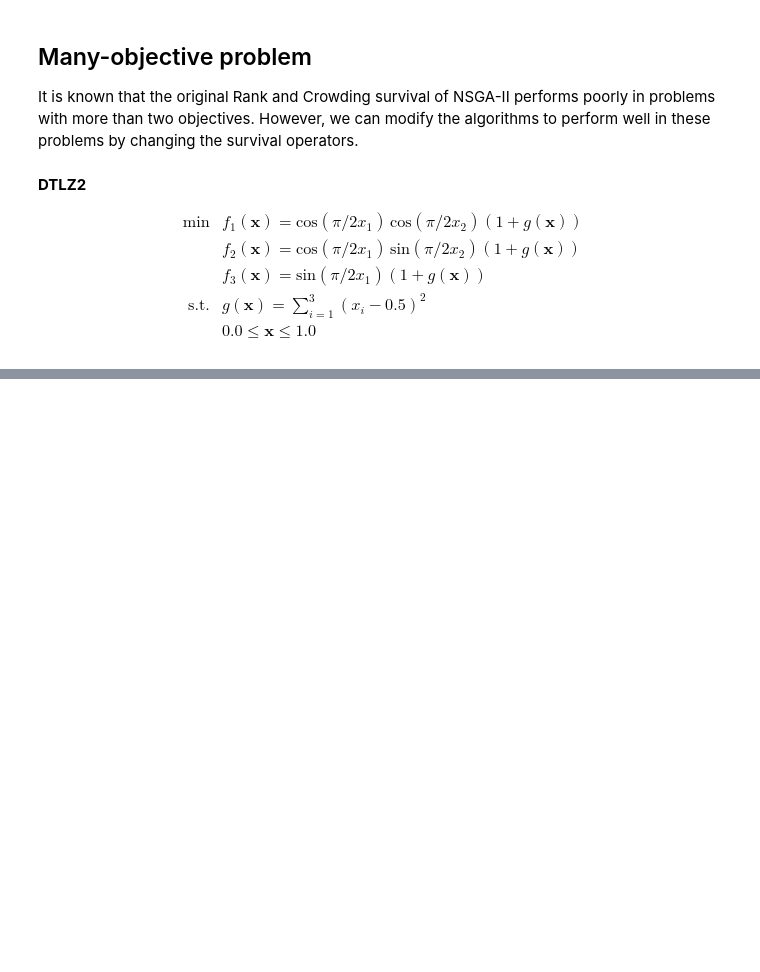
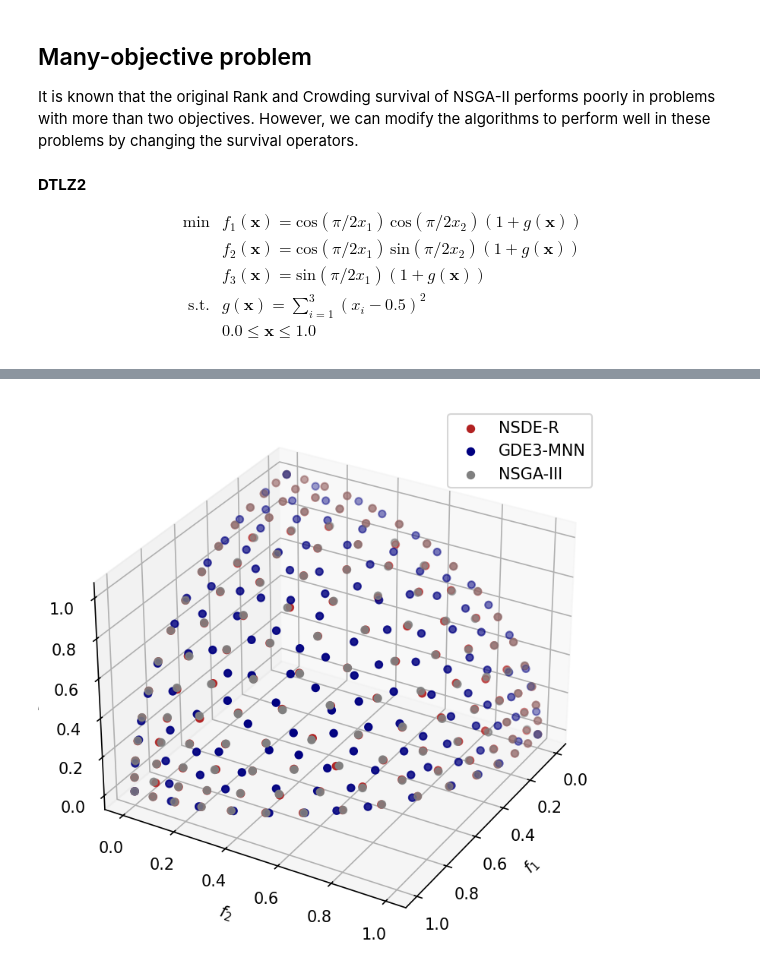
Before and after one commit to mooscaliaproject/pymoode, a Jupyter notebook: notebooks/tutorial.ipynb, the cells around one changed output, grey strips where cells are left out. Cells and saved outputs as stored; diff of their text form; code cells hidden in the pictures; blank space fills up the shorter version.

```diff
--- a/notebooks/tutorial.ipynb
+++ b/notebooks/tutorial.ipynb
@@ -492,13 +587,15 @@ print("SP GDE3-PS", sp_p2.do(res_gde3_ps_problem_2.F))
 It is known that the original Rank and Crowding survival of NSGA-II performs poorly in problems with more than two objectives. However, we can modify the algorithms to perform well in these problems by changing the survival operators.
 # %%
 # Define the reference directions
-ref_dirs = get_reference_directions("das-dennis", 3, n_partitions=15)
+ref_dirs = get_reference_directions('das-dennis', 3, n_partitions=15)
 
 # Suggestion for NSGA-III
 popsize = ref_dirs.shape[0] + ref_dirs.shape[0] % 4
 
 # Algorithms
-gde3mnn = GDE3(pop_size=popsize, CR=0.2, survival=RankAndCrowding(crowding_func="mnn"))
+gde3mnn = GDE3(
+    pop_size=popsize, CR=0.2, survival=RankAndCrowding(crowding_func='mnn')
+)
 nsder = NSDER(ref_dirs, pop_size=popsize, CR=0.5)
 nsga3 = NSGA3(ref_dirs, pop_size=popsize)
 # %% [markdown]
@@ -517,10 +614,10 @@ $$
 %%time
 
 res_nsder_problem_3 = minimize(
-    get_problem("dtlz2"),
+    get_problem('dtlz2'),
     nsder,
     ('n_gen', 250),
     seed=SEED,
     save_history=True,
-    verbose=False
+    verbose=False,
 )
@@ -528,10 +628,10 @@ res_nsder_problem_3 = minimize(
 %%time
 
 res_gde3_problem_3 = minimize(
-    get_problem("dtlz2"),
+    get_problem('dtlz2'),
     gde3mnn,
     ('n_gen', 250),
     seed=SEED,
     save_history=True,
-    verbose=False
+    verbose=False,
 )
@@ -539,10 +642,10 @@ res_gde3_problem_3 = minimize(
 %%time
 
 res_nsga3_problem_3 = minimize(
-    get_problem("dtlz2"),
+    get_problem('dtlz2'),
     nsga3,
     ('n_gen', 250),
     seed=SEED,
     save_history=True,
-    verbose=False
+    verbose=False,
 )
@@ -551,20 +657,42 @@ res_nsga3_problem_3 = minimize(
 # %%
-fig, ax = plt.subplots(figsize=[6, 5], dpi=150, subplot_kw={'projection':'3d'})
+fig, ax = plt.subplots(
+    figsize=[6, 5], dpi=150, subplot_kw={'projection': '3d'}
+)
 
-ax.scatter(res_nsder_problem_3.F[:, 0], res_nsder_problem_3.F[:, 1], res_nsder_problem_3.F[:, 2],
-        color="firebrick", label="NSDE-R", marker="o")
+ax.scatter(
+    res_nsder_problem_3.F[:, 0],
+    res_nsder_problem_3.F[:, 1],
+    res_nsder_problem_3.F[:, 2],
+    color='firebrick',
+    label='NSDE-R',
+    marker='o',
+)
 
-ax.scatter(res_gde3_problem_3.F[:, 0], res_gde3_problem_3.F[:, 1], res_gde3_problem_3.F[:, 2],
-        color="navy", label="GDE3-MNN", marker="o")
+ax.scatter(
+    res_gde3_problem_3.F[:, 0],
+    res_gde3_problem_3.F[:, 1],
+    res_gde3_problem_3.F[:, 2],
+    color='navy',
+    label='GDE3-MNN',
+    marker='o',
+)
 
-ax.scatter(res_nsga3_problem_3.F[:, 0], res_nsga3_problem_3.F[:, 1], res_nsga3_problem_3.F[:, 2],
-        color="grey", label="NSGA-III", marker="o")
+ax.scatter(
+    res_nsga3_problem_3.F[:, 0],
+    res_nsga3_problem_3.F[:, 1],
+    res_nsga3_problem_3.F[:, 2],
+    color='grey',
+    label='NSGA-III',
+    marker='o',
+)
 
 ax.view_init(elev=30, azim=30)
 
-ax.set_xlabel("$f_1$")
-ax.set_ylabel("$f_2$")
-ax.set_zlabel("$f_3$")
+ax.set_xlabel('$f_1$')
+ax.set_ylabel('$f_2$')
+ax.set_zlabel('$f_3$')
 ax.legend()
 fig.tight_layout()
+# %% [output]
+[figure, added]
 # %%
```
Also changed, not shown: parts of 34 cells of this notebook, 16 other files.
